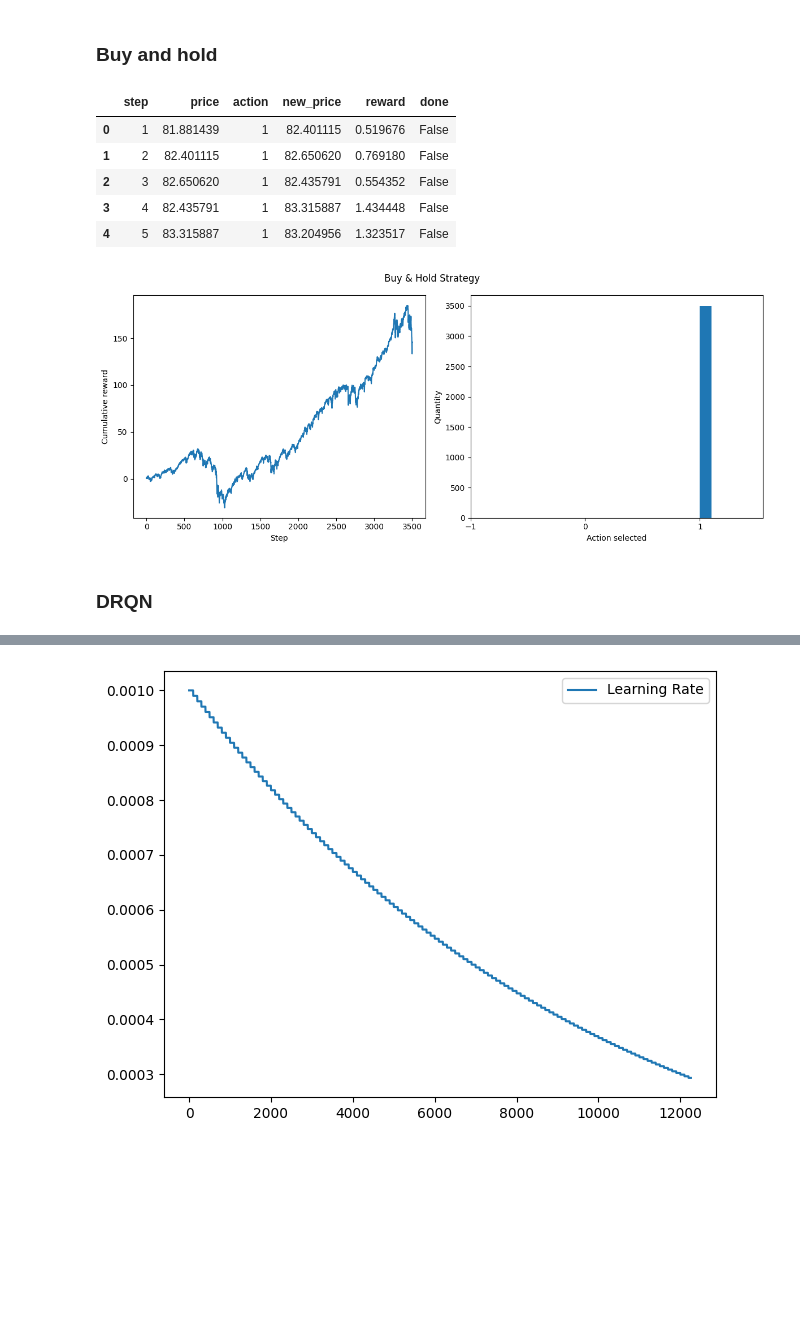
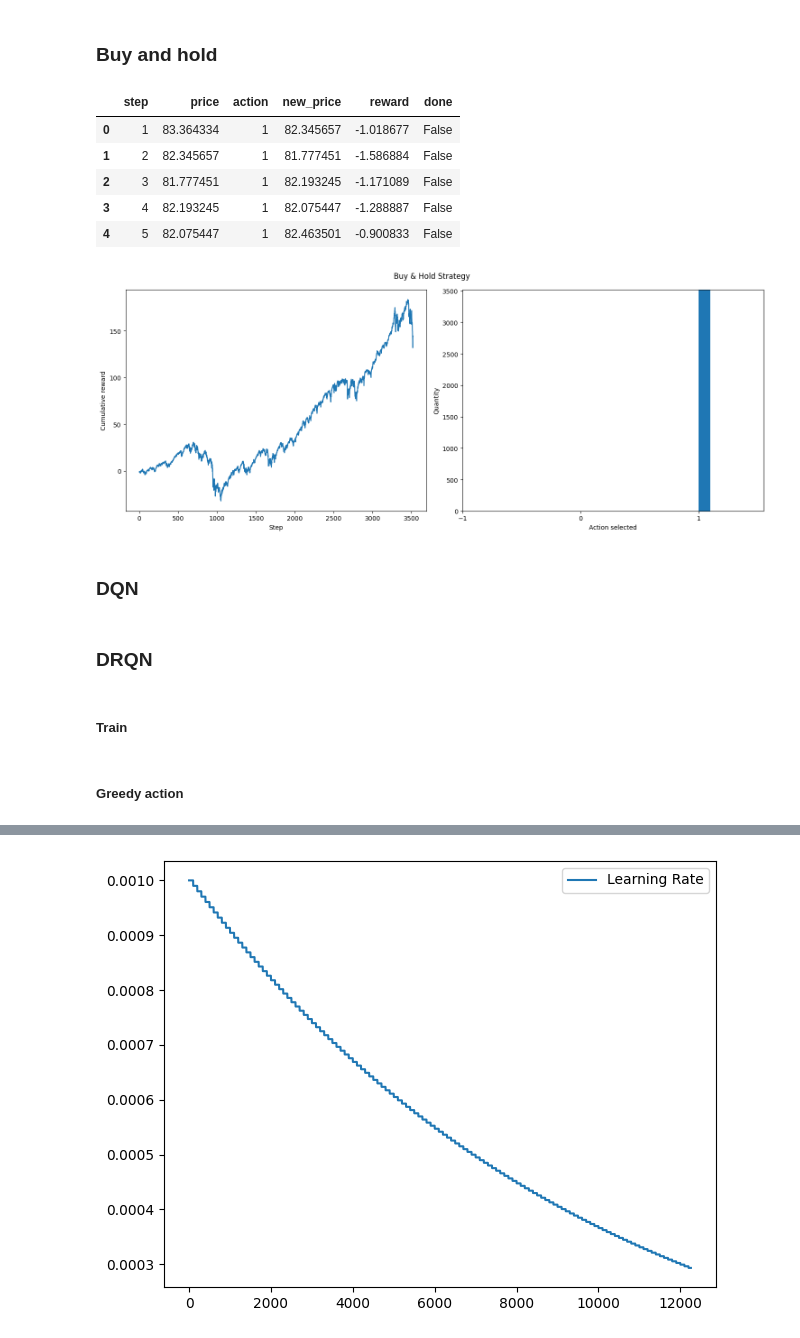
Before and after one commit to ramonges/Reinforcement-Learning-Project, a Jupyter notebook: DRQN.ipynb, the cells around one changed output, grey strips where cells are left out. Cells and saved outputs as stored; diff of their text form; code cells hidden in the pictures; blank space fills up the shorter version.

```diff
--- a/DRQN.ipynb
+++ b/DRQN.ipynb
@@ -297,9 +287,7 @@ def eval(env, policy):
     history = []
 
     total_step_count = 0
-    state = torch.tensor(env.reset(), dtype=torch.float32, device=device).unsqueeze(
-        0
-    )
+    state = torch.tensor(env.reset(), dtype=torch.float32, device=device).unsqueeze(0)
 
     while not env.done:
         total_step_count += 1
@@ -593,38 +591,40 @@ def train(env, model, target_model, replay_memory, optimizer, scheduler, criteri
 # %% [markdown]
 ### Buy and hold
 # %%
-test_env = TradingEnv(test_data, state_dim=ENV_STATE_DEPTH)
+test_env = TradingEnv(test_data, state_dim=1)
 num_observations = test_env.observation_space.shape[0]
 num_actions = test_env.action_space.n
 
 bh_history = eval(test_env, bh_policy)
 
-
 bh_history_df = pd.DataFrame(bh_history)
 bh_history_df.head()
 # %% [output]
 |  | step | price | action | new_price | reward | done |
-| 0 | 1 | 81.881439 | 1 | 82.401115 | 0.519676 | False |
-| 1 | 2 | 82.401115 | 1 | 82.650620 | 0.769180 | False |
-| 2 | 3 | 82.650620 | 1 | 82.435791 | 0.554352 | False |
-| 3 | 4 | 82.435791 | 1 | 83.315887 | 1.434448 | False |
-| 4 | 5 | 83.315887 | 1 | 83.204956 | 1.323517 | False |
+| 0 | 1 | 83.364334 | 1 | 82.345657 | -1.018677 | False |
+| 1 | 2 | 82.345657 | 1 | 81.777451 | -1.586884 | False |
+| 2 | 3 | 81.777451 | 1 | 82.193245 | -1.171089 | False |
+| 3 | 4 | 82.193245 | 1 | 82.075447 | -1.288887 | False |
+| 4 | 5 | 82.075447 | 1 | 82.463501 | -0.900833 | False |
 # %%
-plt.figure(figsize=(12, 5))
+plt.figure(figsize=(15, 6))
 
 plt.subplot(1, 2, 1)
 plt.plot(bh_history_df.reward)
 plt.xlabel("Step")
 plt.ylabel("Cumulative reward")
 
 plt.subplot(1, 2, 2)
 plt.hist(bh_history_df.action)
 plt.xticks([-1, 0, 1])
 plt.xlabel("Action selected")
+plt.ylim(0, len(test_data))
 plt.ylabel("Quantity")
 
 plt.suptitle("Buy & Hold Strategy")
 plt.tight_layout()
 plt.show()
 # %% [output]
-[figure, old version]
+[figure, new version]
+# %% [markdown]
+### DQN
@@ -631,3 +657,5 @@ plt.show()
 # %% [markdown]
 ### DRQN
+# %% [markdown]
+##### Train
 # %%
@@ -656,3 +684,5 @@ train_history, train_logs, wrapper_epsilons, wrapper_greedy_actions  = train(
     scheduler=lr_scheduler,
     criterion=criterion
 )
+# %% [markdown]
+##### Greedy action
```
Also changed, not shown: parts of 43 cells of this notebook.
